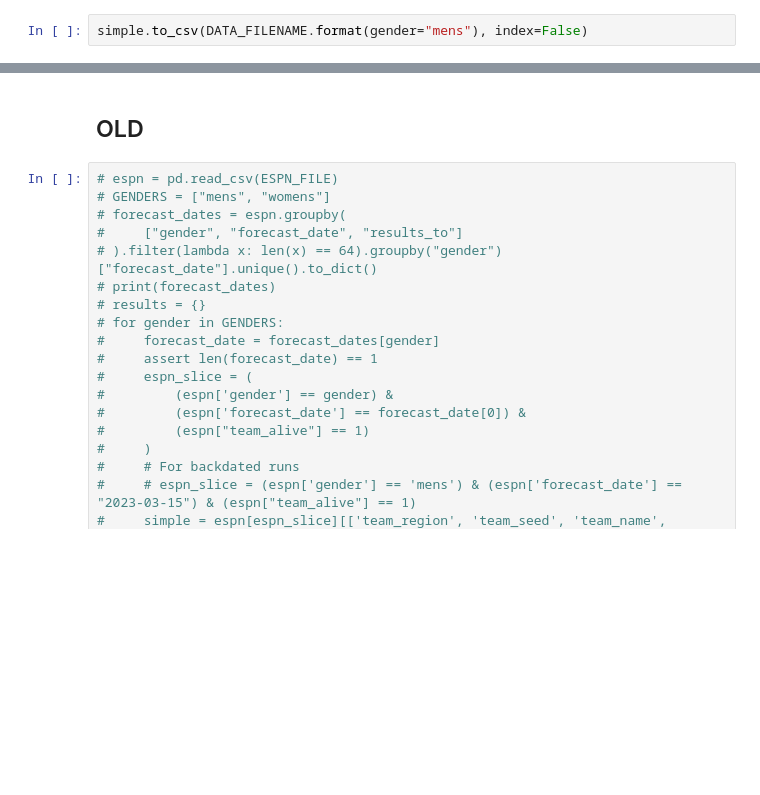
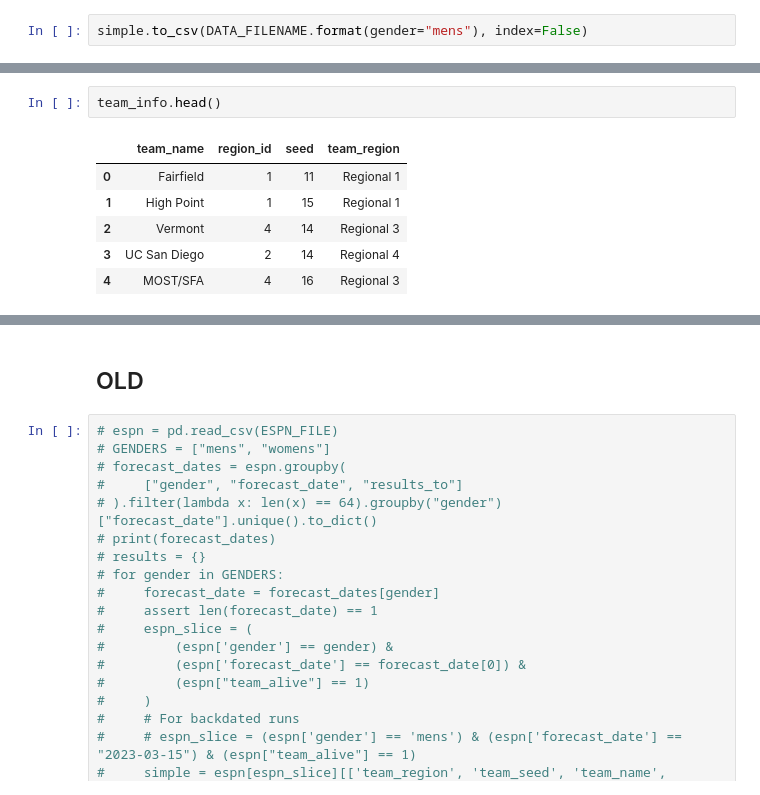
Before and after one commit to awooddoughty/bracket-predictions, a Jupyter notebook: create_original_brackets.ipynb, the cells around one changed output, grey strips where cells are left out. Cells and saved outputs as stored; diff of their text form; blank space fills up the shorter version.

```diff
--- a/create_original_brackets.ipynb
+++ b/create_original_brackets.ipynb
@@ -165,0 +152,9 @@ simple.to_csv(DATA_FILENAME.format(gender="mens"), index=False)
+# %%
+team_info.head()
+# %% [output]
+|  | team_name | region_id | seed | team_region |
+| 0 | Fairfield | 1 | 11 | Regional 1 |
+| 1 | High Point | 1 | 15 | Regional 1 |
+| 2 | Vermont | 4 | 14 | Regional 3 |
+| 3 | UC San Diego | 2 | 14 | Regional 4 |
+| 4 | MOST/SFA | 4 | 16 | Regional 3 |
```
Also changed, not shown: parts of 23 cells of this notebook, 4 other files.
